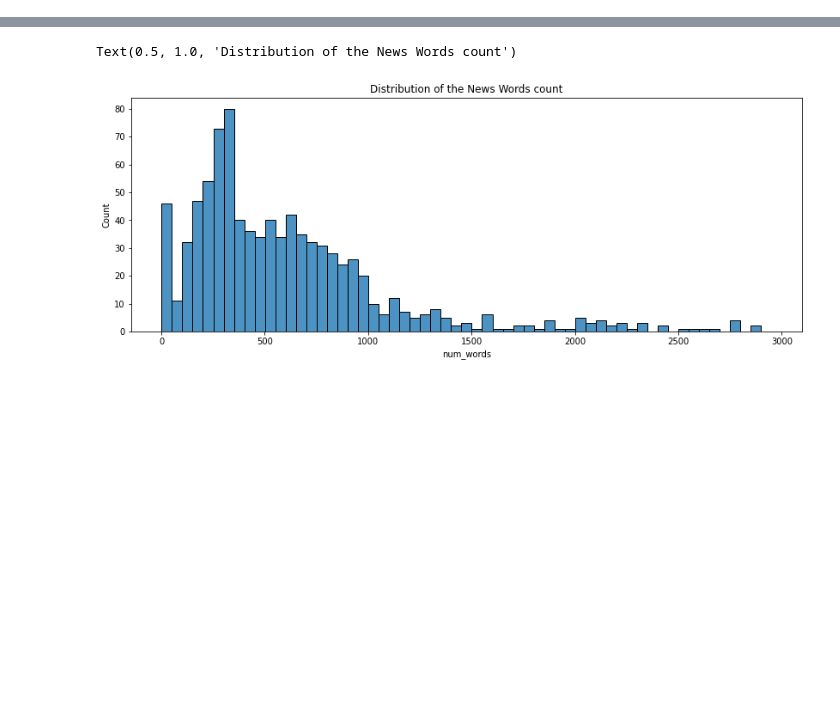
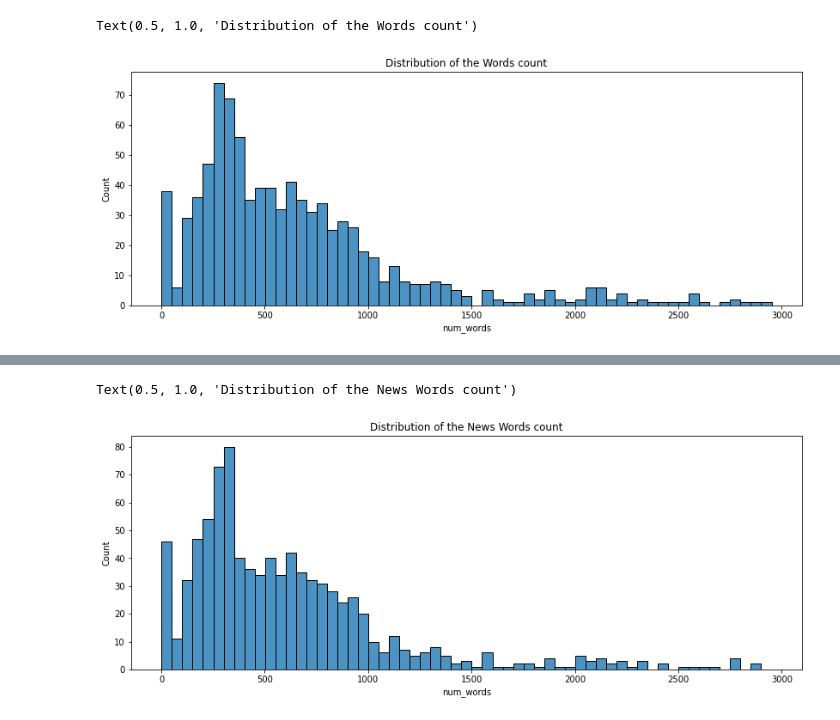
Before and after one commit to cgurkan/fake-news, a Jupyter notebook: Fake News Detection.ipynb, the cells around one changed output, grey strips where cells are left out. Saved outputs shown, nothing was run; the diff lists cells and outputs as text; code cells hidden in the pictures; blank space fills up the shorter version.

```diff
--- a/Fake News Detection.ipynb
+++ b/Fake News Detection.ipynb
@@ -17,0 +157,20 @@ df.shape
+# %%
+#clear NaN values with space, we don't use title
+df_train['title'] = df_train['title'].replace(math.nan,' ')
+df_test['title'] = df_test['title'].replace(math.nan,' ')
+
+#df_train.isnull().sum()
+#df_test.isnull().sum()
+
+#concatenate text and title columns
+df_train["news"] = df_train["title"] + ' ' + df_train["text"]
+df_test["news"] = df_test["title"] + ' ' + df_test["text"]
+# %%
+df_train['num_words'] = df_train['news'].apply(lambda x:len(x.split()))
+# %%
+plt.figure(figsize = (14,5))
+sns.histplot(df_train['num_words'], bins = range(1, 3000, 50), palette = 'Set1', alpha = 0.8)
+plt.title('Distribution of the Words count')
+# %% [output]
+Text(0.5, 1.0, 'Distribution of the Words count')
+[figure, added]
```
Also changed, not shown: parts of 24 cells of this notebook.
